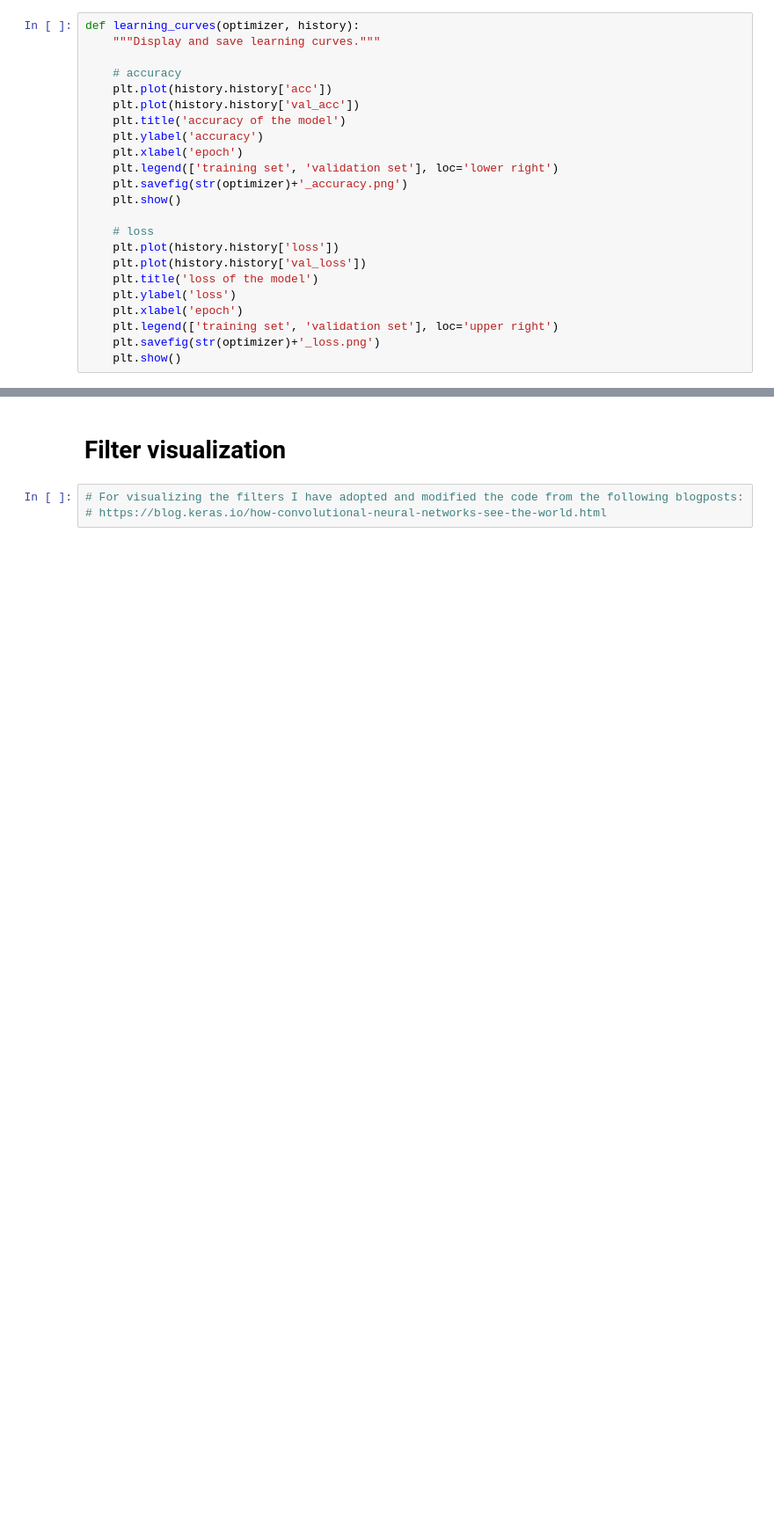
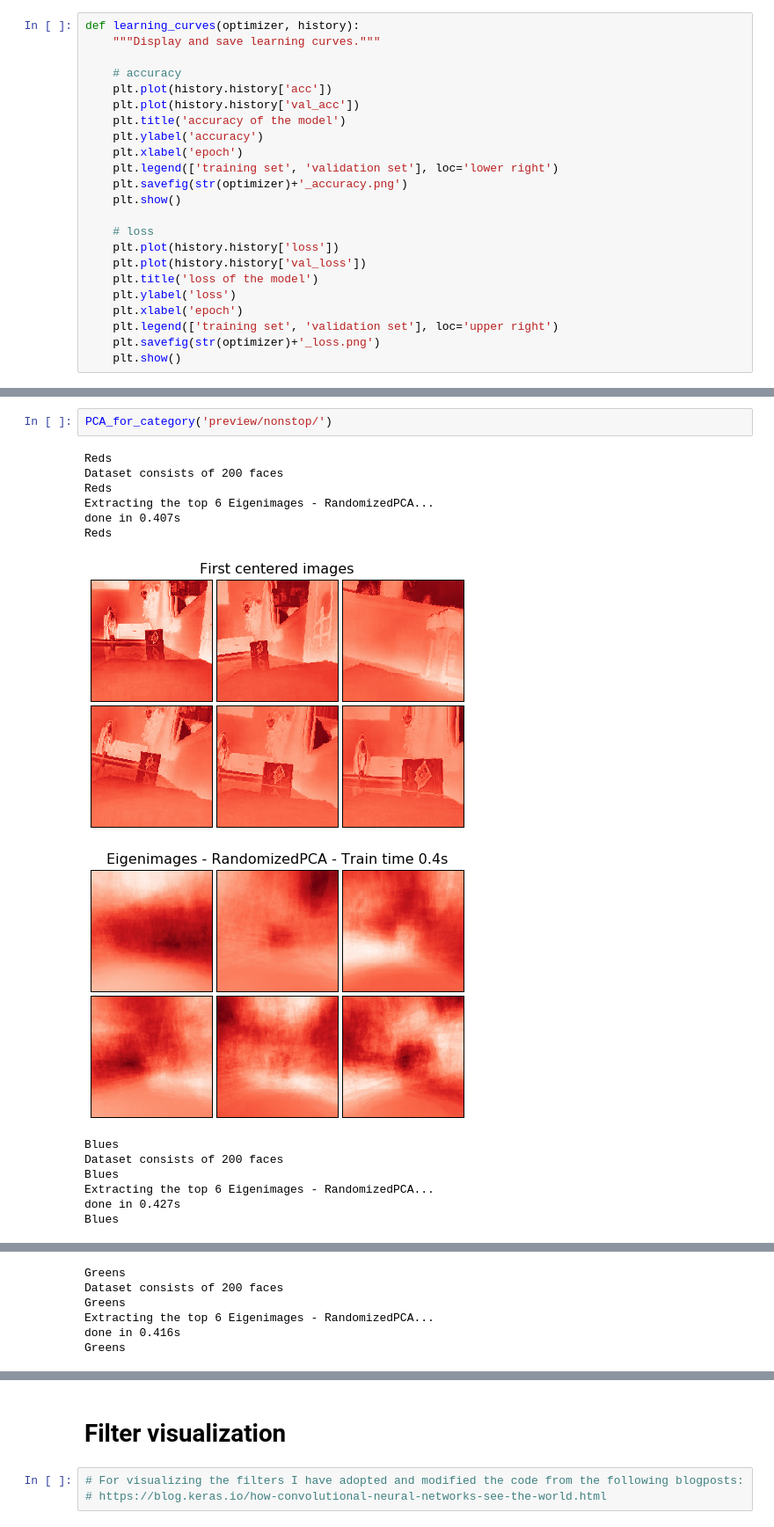
Before and after one commit to FeherBalazs/self_driving_train, a Jupyter notebook: capstone_project.ipynb, the cells around one changed output, grey strips where cells are left out. Shown at 88% size. Saved outputs shown, nothing was run; the diff lists cells and outputs as text; blank space fills up the shorter version.

```diff
--- a/capstone_project.ipynb
+++ b/capstone_project.ipynb
@@ -157,0 +420,17 @@ Epoch 2/2
+# %%
+PCA_for_category('preview/nonstop/')
+# %% [output]
+Reds
+Dataset consists of 200 faces
+Reds
+Extracting the top 6 Eigenimages - RandomizedPCA...
+done in 0.407s
+Reds
+[figure, added]
+[figure, added]
+Blues
+Dataset consists of 200 faces
+Blues
+Extracting the top 6 Eigenimages - RandomizedPCA...
+done in 0.427s
+Blues
@@ -157,0 +439,6 @@ Epoch 2/2
+Greens
+Dataset consists of 200 faces
+Greens
+Extracting the top 6 Eigenimages - RandomizedPCA...
+done in 0.416s
+Greens
```
Also changed, not shown: parts of 16 cells of this notebook.
